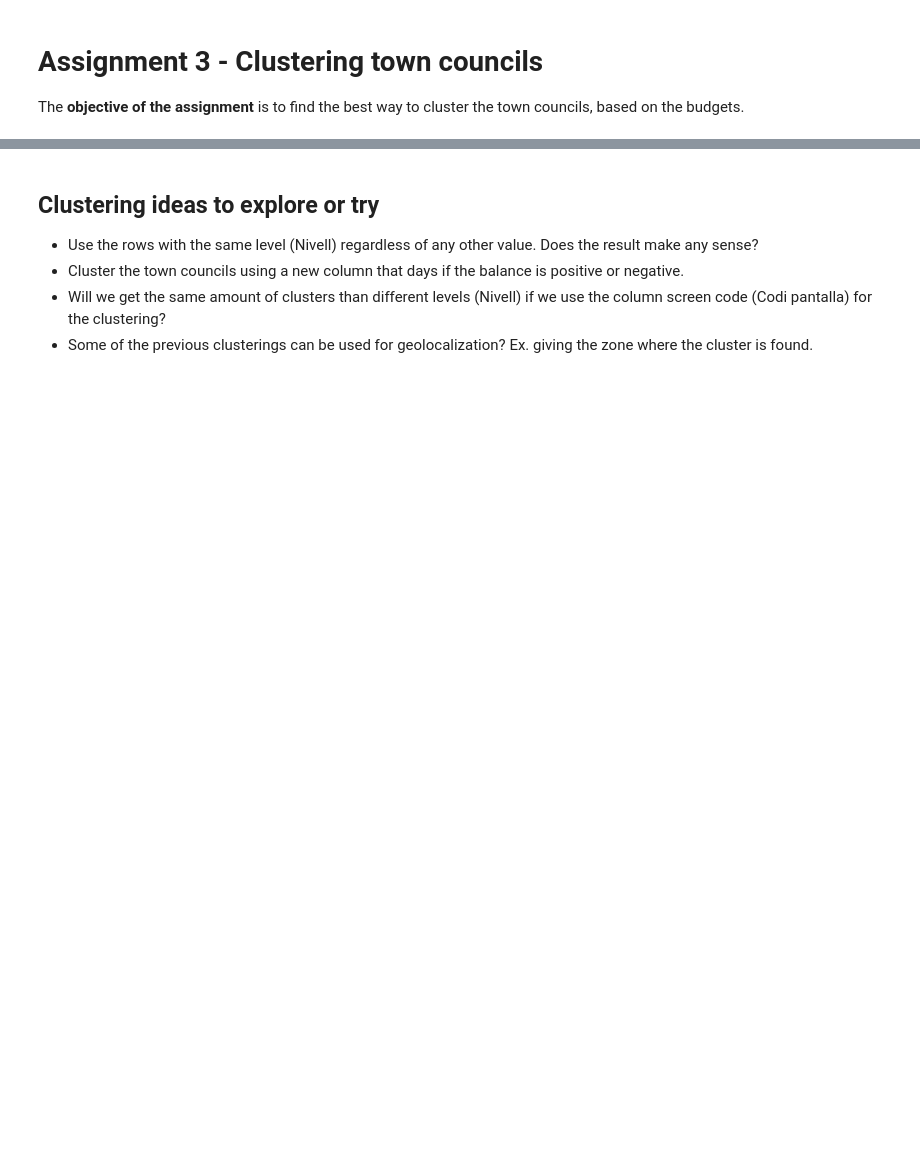
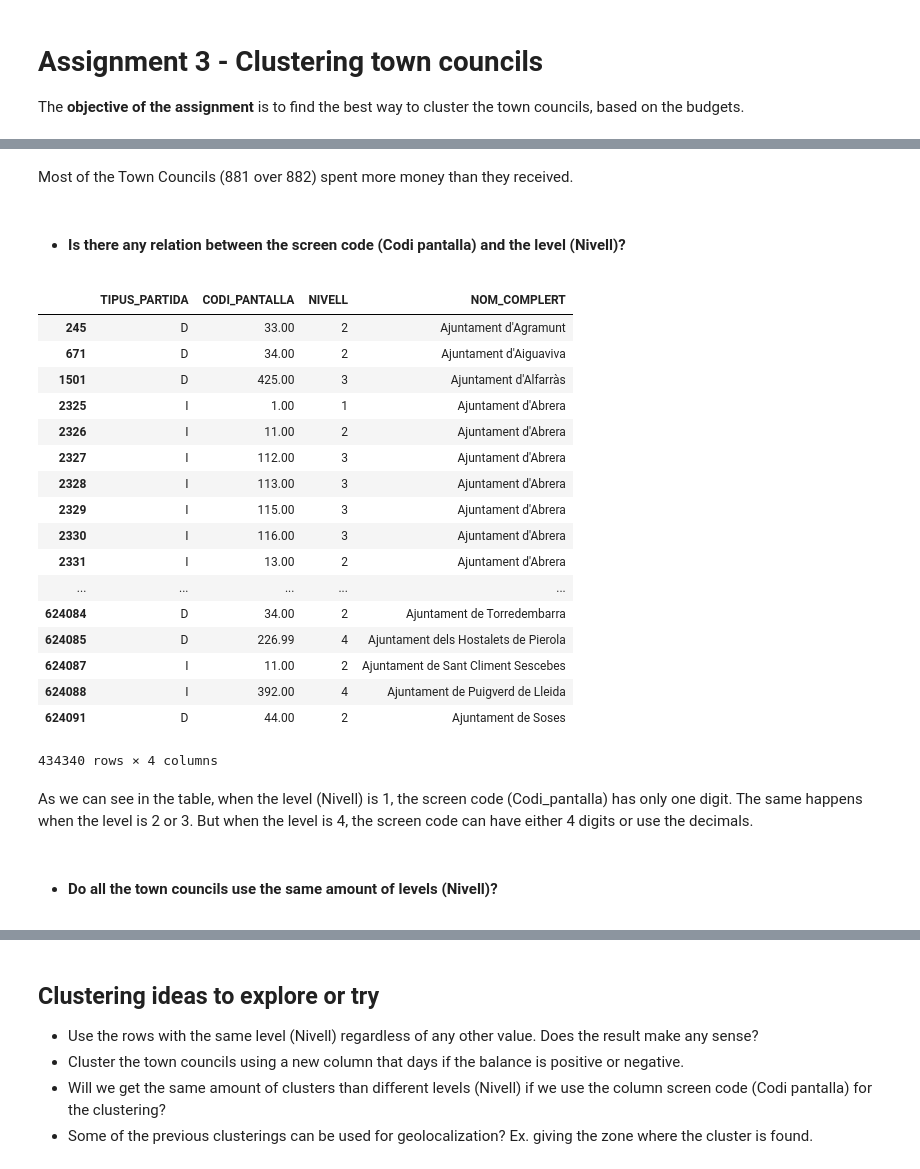
Before and after one commit to BigDataScience17-18/assignment-1-jordiadan_jordiromagosa, a Jupyter notebook: assignment_3.ipynb, the cells around one changed output, grey strips where cells are left out. Cells and saved outputs as stored; diff of their text form; code cells hidden in the pictures; blank space fills up the shorter version.

```diff
--- a/assignment_3.ipynb
+++ b/assignment_3.ipynb
@@ -22,0 +144,29 @@ To prepare and investigate the data, there are several things that can be used,
+# %% [markdown]
+Most of the Town Councils (881 over 882) spent more money than they received.
+# %% [markdown]
+- #### Is there any relation between the screen code (Codi pantalla) and the level (Nivell)?
+# %%
+town_council_data[["TIPUS_PARTIDA", "CODI_PANTALLA", "NIVELL", "NOM_COMPLERT"]]
+# %% [output]
+|  | TIPUS_PARTIDA | CODI_PANTALLA | NIVELL | NOM_COMPLERT |
+| 245 | D | 33.00 | 2 | Ajuntament d'Agramunt |
+| 671 | D | 34.00 | 2 | Ajuntament d'Aiguaviva |
+| 1501 | D | 425.00 | 3 | Ajuntament d'Alfarràs |
+| 2325 | I | 1.00 | 1 | Ajuntament d'Abrera |
+| 2326 | I | 11.00 | 2 | Ajuntament d'Abrera |
+| 2327 | I | 112.00 | 3 | Ajuntament d'Abrera |
+| 2328 | I | 113.00 | 3 | Ajuntament d'Abrera |
+| 2329 | I | 115.00 | 3 | Ajuntament d'Abrera |
+| 2330 | I | 116.00 | 3 | Ajuntament d'Abrera |
+| 2331 | I | 13.00 | 2 | Ajuntament d'Abrera |
+| ... | ... | ... | ... | ... |
+| 624084 | D | 34.00 | 2 | Ajuntament de Torredembarra |
+| 624085 | D | 226.99 | 4 | Ajuntament dels Hostalets de Pierola |
+| 624087 | I | 11.00 | 2 | Ajuntament de Sant Climent Sescebes |
+| 624088 | I | 392.00 | 4 | Ajuntament de Puigverd de Lleida |
+| 624091 | D | 44.00 | 2 | Ajuntament de Soses |
+434340 rows × 4 columns
+# %% [markdown]
+As we can see in the table, when the level (Nivell) is 1, the screen code (Codi_pantalla) has only one digit. The same happens when the level is 2 or 3. But when the level is 4, the screen code can have either 4 digits or use the decimals.
+# %% [markdown]
+- #### Do all the town councils use the same amount of levels (Nivell)?
```
Also changed, not shown: parts of 18 cells of this notebook.
